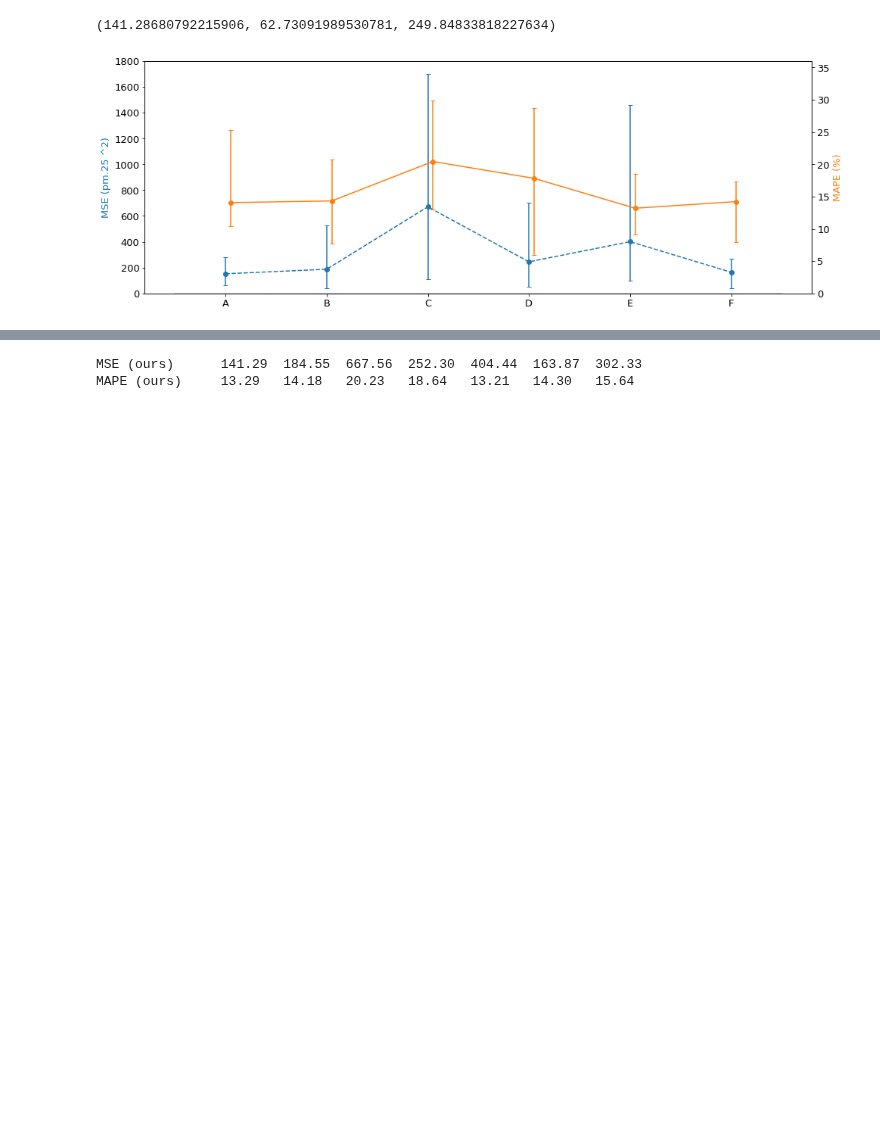
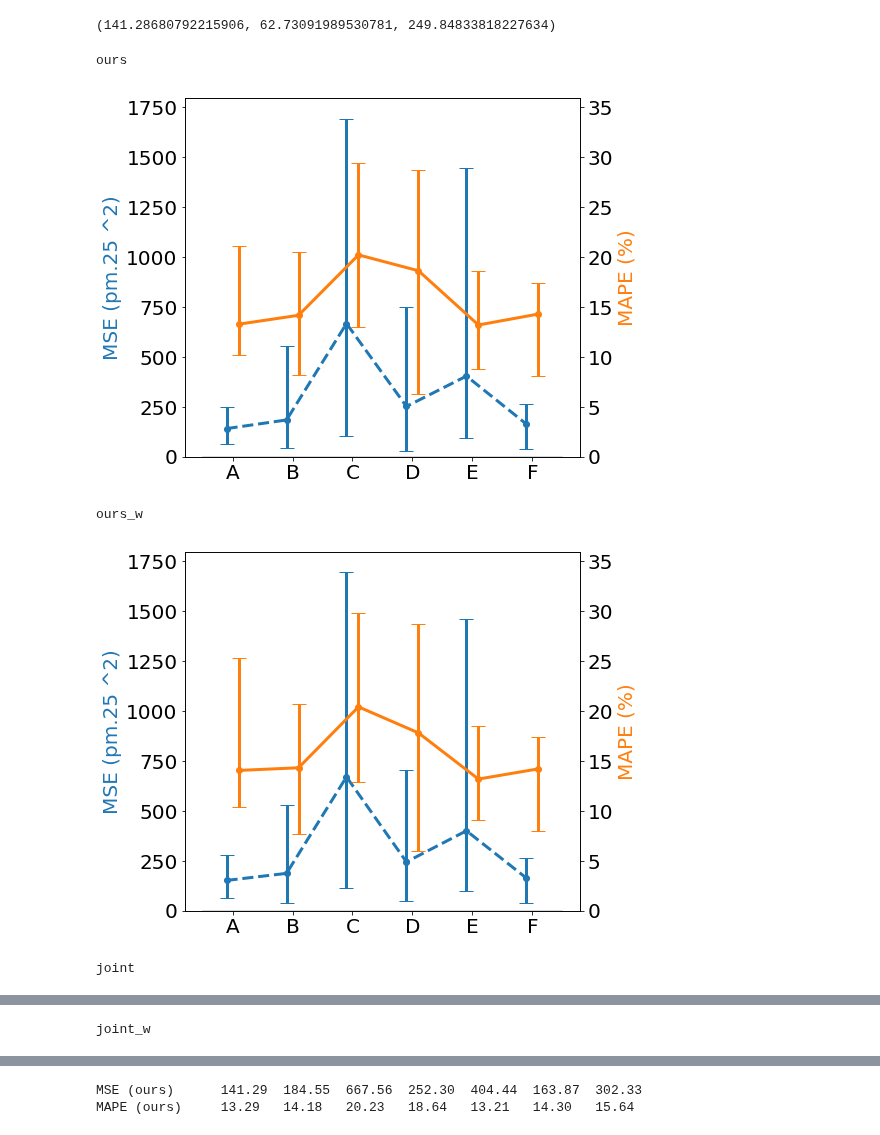
Before and after one commit to ankitbha/hidden_hotspots, a Jupyter notebook: MergeFoldData.ipynb, the cells around one changed output, grey strips where cells are left out. Cells and saved outputs as stored; diff of their text form; code cells hidden in the pictures; blank space fills up the shorter version.

```diff
--- a/MergeFoldData.ipynb
+++ b/MergeFoldData.ipynb
@@ -124,43 +124,51 @@ loc_avg_prop('ours', 0, 'MSE_TEST')
 # %% [output]
 (141.28680792215906, 62.73091989530781, 249.84833818227634)
 # %%
-mse = [loc_avg_prop(
-    mode, ii, 'MSE_TEST') for ii in range(nTargets)]
-mape = [loc_avg_prop(mode, ii, 'MAPE') for ii in range(nTargets)]
+for mode in ['ours', 'ours_w', 'joint', 'joint_w']:
+    print(mode)
+    mse = [loc_avg_prop(
+        mode, ii, 'MSE_TEST') for ii in range(nTargets)]
+    mape = [loc_avg_prop(mode, ii, 'MAPE') for ii in range(nTargets)]
 
-fig, axleft = plt.subplots(figsize=(14, 5))
+#     fig, axleft = plt.subplots(figsize=(14, 5))
+    fig, axleft = plt.subplots(figsize=(8, 6))
 
-plt.rc('font', size=13)
-axleft.plot([-0.5, 5.5], [0,0], color='#CCCCCC')
+    plt.rc('font', size=20)
+    plt.rc('ps', useafm=True)
+    plt.rc('pdf', use14corefonts=True)
 
-yscale = (-30, 150)
-components = zip(*mse)
-mus, mins, maxs = [np.array(ls) for ls in components]
-p0 = axleft.errorbar(
-    np.arange(len(mus)),
-    mus,
-    yerr=[mus - mins, maxs - mus], capsize=3, fmt='--o')
-axleft.set_ylim(0, 1800)
+    axleft.plot([-0.5, 5.5], [0,0], color='#CCCCCC')
 
-axright = axleft.twinx()
-components = zip(*mape)
-scale = 1
-mus, mins, maxs = [np.array(ls) *scale for ls in components]
-p1 = axright.errorbar(
-    np.arange(len(mus)) + 0.05,
-    mus,
-    yerr=[mus - mins, maxs - mus], capsize=3, fmt='-o', color='C1')
-axright.set_ylim(0, 36)
+    yscale = (-30, 150)
+    components = zip(*mse)
+    mus, mins, maxs = [np.array(ls) for ls in components]
+    p0 = axleft.errorbar(
+        np.arange(len(mus))-0.1,
+        mus,
+        yerr=[mus - mins, maxs - mus], capsize=7, linewidth=3, fmt='--o')
+    axleft.set_ylim(0, 1800)
 
-# axright.set_xticks([0, 1])
-# axright.set_xticklabels(['hello', 'world'])
+    axright = axleft.twinx()
+    components = zip(*mape)
+    scale = 1
+    mus, mins, maxs = [np.array(ls) *scale for ls in components]
+    p1 = axright.errorbar(
+        np.arange(len(mus)) + 0.1,
+        mus,
+        yerr=[mus - mins, maxs - mus], capsize=7, linewidth=3, fmt='-o', color='C1')
+    axright.set_ylim(0, 36)
 
-axright.set_ylabel('MAPE (%)', color='C1')
-axleft.set_ylabel('MSE (pm.25 ^2)', color='C0')
-# plt.xticks(np.arange(6), [nm[0] for nm in SEGMENTS[3]['locations']])
-plt.xticks(np.arange(6), ['ABCDEF'[ii] for ii in range(6)])
-# plt.yticks(np.arange(0, 100, 10), np.arange(0, 100, 10))
-fig.tight_layout()
-plt.show(); plt.close()
+    axright.set_ylabel('MAPE (%)', color='C1')
+    axleft.set_ylabel('MSE (pm.25 ^2)', color='C0')
+    # plt.xticks(np.arange(6), [nm[0] for nm in SEGMENTS[3]['locations']])
+    plt.xticks(np.arange(6), ['ABCDEF'[ii] for ii in range(6)])
+    # plt.yticks(np.arange(0, 100, 10), np.arange(0, 100, 10))
+    fig.tight_layout()
+    plt.savefig('nn_mse_mape-%s.eps' % mode, bbox_inches='tight')
+    plt.show(); plt.close()
 # %% [output]
+ours
-[figure, old version]
+[figure, new version]
+ours_w
+[figure, added]
+joint
@@ -166,0 +176 @@ plt.show(); plt.close()
+joint_w
```
Also changed, not shown: parts of 1 cell of this notebook, 1 other file.
